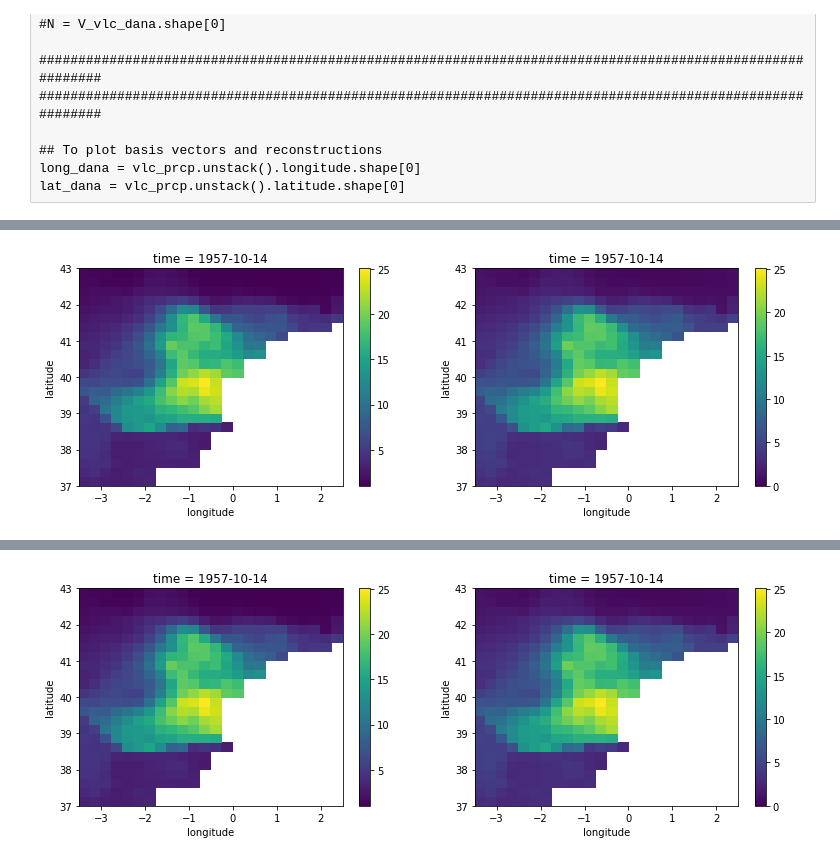
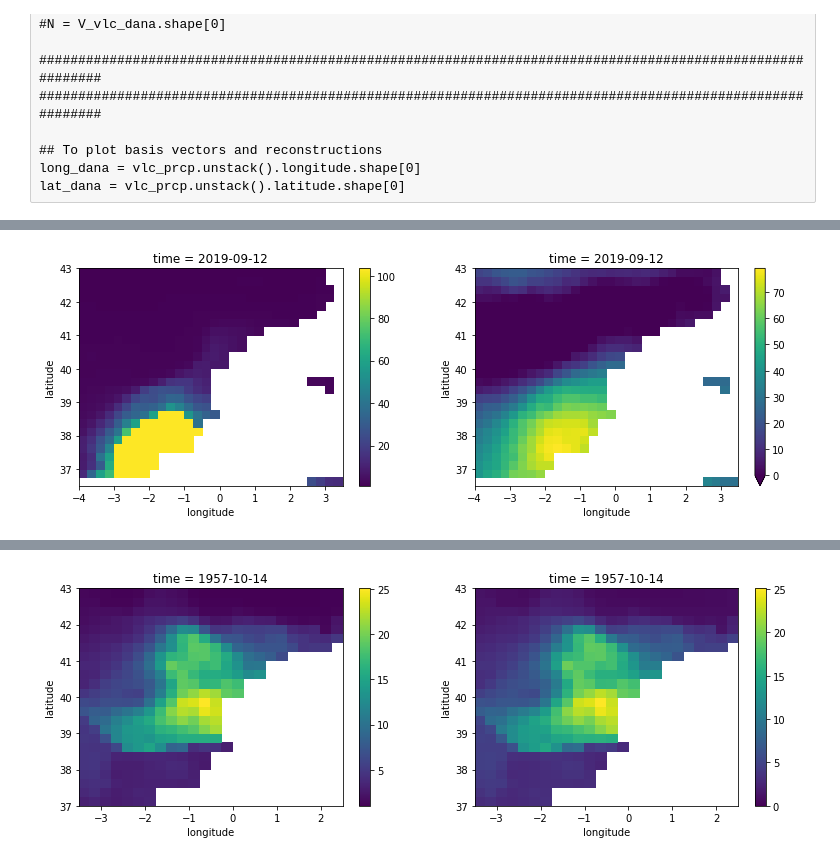
Before and after one commit to mdondv/xpca, a Jupyter notebook: code/xpca.ipynb, the cells around one changed output, grey strips where cells are left out. Drawn from its saved outputs; the diff is of its cells as text; code cells hidden in the pictures.

```diff
--- a/code/xpca.ipynb
+++ b/code/xpca.ipynb
@@ -728,7 +772,7 @@ plt.show()
 # %% [markdown]
 #### *(Extreme Principal Component Analysis).* Valencia Precipitation during Cold Drop Season
 # %%
-vlc = ds.sel(latitude=slice(37, 43), longitude=slice(-3.5, 2.5)) # region of Spain
+vlc = ds.sel(latitude=slice(36.5, 43), longitude=slice(-4, 4)) # region of Spain
 vlc_prcp = vlc.stack(x=('latitude', 'longitude')).rr
 vlc_notnan_idx = vlc_prcp.notnull().all(axis=0)
 vlc_prcp = vlc_prcp[:, vlc_notnan_idx]
@@ -809,13 +813,44 @@ lat_dana = vlc_prcp.unstack().latitude.shape[0]
+# %%
+## Code for computing Tail Pairwise Dependence Matrix (TPDM)
+
+## For Cold Drop (DANA) season data (July, August, September, October, November). Calculate TPDM, its eigen decomposition
+## and other quantities like principal components
+
+dana_id = take_month(np.datetime_as_string(vlc_prcp.time.values, timezone='UTC'), np.array([7, 8, 9, 10, 11]))
+dana_date = vlc_prcp.time.values[dana_id]
+vlc_data_dana = obs.loc[dana_id, :] # Data corresponding to the drop cold seasons in Spain
+
+vlc_dana_ave = ma(vlc_data_dana.values, k=3) # 3-day moving average
+vlc_dana_smo = ECDF_smoothing(vlc_dana_ave, k=3) # ECDF smoothing
+vlc_dana_tran = to_alpha_2(vlc_dana_smo) # Transfer the margins to have the same regular variation index: 2
+#xpca = xPCA(vlc_data_dana.values)
+#vlc_dana_tran = xpca.preprocessing()
+
+vlc_sigma_dana = rw_Sigma(vlc_dana_tran) # Compute the TPDM
+eigen_val, eigen_vec = np.linalg.eigh(vlc_sigma_dana) # Eigen decomposition of TPDM
+idx = np.argsort(eigen_val)[::-1] # Sort eigenvalues and eigenvectors in ascending order
+eigen_val = eigen_val[idx]
+eigen_vec = eigen_vec[:, idx]
+sign_eigenvectors = np.sign(eigen_vec[0, :])
+eigen_vec *= sign_eigenvectors
+# %%
+U_vlc_dana = - eigen_vec # Basis vectors for PCA of the TPDM
+vlc_dana_tran_inv = inv_trans(vlc_dana_tran) # Inverse transformation
+V_vlc_dana = pc(U_vlc_dana, vlc_dana_tran_inv) # Each column is a principal component
 # %%
 xU_dana = xr.DataArray(U_vlc_dana, dims=['x', 'mode'], coords={'x': vlc_prcp.coords['x'], 'mode': range(1, U_vlc_dana.shape[0] + 1)}).unstack()
 xV_dana = xr.DataArray(V_vlc_dana, dims=['time', 'mode'], coords={'time': dana_date, 'mode': range(1, V_vlc_dana.shape[1] + 1)}).unstack()
+
+xU_dana = xr.DataArray(U_vlc_dana[:, 0:6], dims=['x', 'mode'], coords={'x': vlc_prcp.coords['x'], 'mode': range(1, 7)}).unstack()
+xV_dana = xr.DataArray(V_vlc_dana[:, 0:6], dims=['time', 'mode'], coords={'time': dana_date, 'mode': range(1, 7)}).unstack()
 
 fig = plt.figure(figsize=(13, 4))
 ax1 = fig.add_subplot(121)
 ax2 = fig.add_subplot(122)
 
-mode = 5
-xU_dana.sortby(['latitude', 'longitude']).isel(mode=mode).plot(ax=ax1, cmap='RdBu', vmin=-0.07, vmax=0.07)
+mode = 4
+xU_dana.sortby(['latitude', 'longitude']).isel(mode=mode).plot(ax=ax1, cmap='RdBu', vmin=-0.07, vmax=0.07, extend='neither')
+ax2.scatter(dana_date[10630], xV_dana[10630, mode], s=100, lw=1.2, c='red', marker='x')
 xV_dana.isel(mode=mode).plot(ax=ax2)
 plt.show()
 # %% [output]
@@ -829,15 +858,15 @@ plt.plot([1,3], marker="x", c='red')
 # %%
 xdana_tran = xr.DataArray(vlc_dana_tran, dims=['time', 'x'], coords={'time': dana_date, 'x': vlc_prcp.coords['x']}).unstack()
 
 rec_alldays = xU_dana.dot(xV_dana)
 rec_alldays_notnan = rec_alldays.stack(x=('latitude', 'longitude')).dropna('x') # daily precipitation over Spain
 
 fig = plt.figure(figsize=(13, 4))
 ax1 = fig.add_subplot(121)
 ax2 = fig.add_subplot(122)
 
-xdana_tran.sel(time='1957-10-14').plot(ax=ax1) # original data
-rec_alldays.sel(time='1957-10-14').sortby(['latitude', 'longitude']).plot(ax=ax2, vmin=0) # reconstruction
+xdana_tran.sel(time='2019-09-12').sortby(['latitude', 'longitude']).plot(ax=ax1) # original data
+rec_alldays.sel(time='2019-09-12').sortby(['latitude', 'longitude']).plot(ax=ax2, vmin=0) # reconstruction
 plt.show()
 # %% [output]
-[figure, old version]
+[figure, new version]
```
Also changed, not shown: parts of 59 cells of this notebook, 30 other files.
